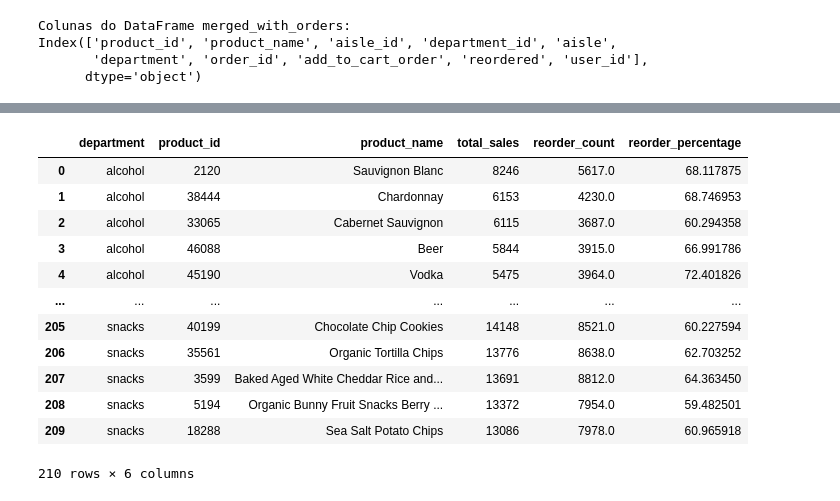
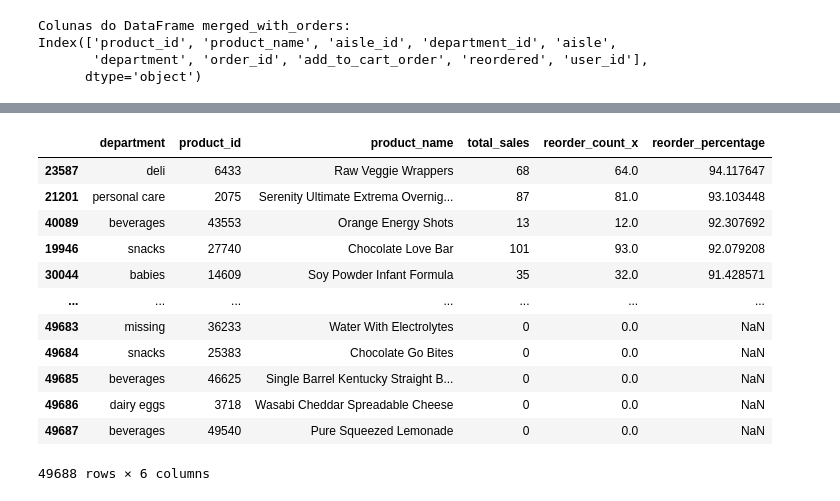
Before and after one commit to Gabrieldiasdeoliveira/cross_up_selling, a Jupyter notebook: cross_up_selling.ipynb, the cells around one changed output, grey strips where cells are left out. Saved outputs shown, nothing was run; the diff lists cells and outputs as text; code cells hidden in the pictures.

```diff
--- a/cross_up_selling.ipynb
+++ b/cross_up_selling.ipynb
@@ -330,0 +376,16 @@ top_products_by_department = top_products_by_department.merge(reorder_count, on=
+# %%
+product_sales
+# %% [output]
+|  | department | product_id | product_name | total_sales | reorder_count_x | reorder_percentage |
+| 23587 | deli | 6433 | Raw Veggie Wrappers | 68 | 64.0 | 94.117647 |
+| 21201 | personal care | 2075 | Serenity Ultimate Extrema Overnig... | 87 | 81.0 | 93.103448 |
+| 40089 | beverages | 43553 | Orange Energy Shots | 13 | 12.0 | 92.307692 |
+| 19946 | snacks | 27740 | Chocolate Love Bar | 101 | 93.0 | 92.079208 |
+| 30044 | babies | 14609 | Soy Powder Infant Formula | 35 | 32.0 | 91.428571 |
+| ... | ... | ... | ... | ... | ... | ... |
+| 49683 | missing | 36233 | Water With Electrolytes | 0 | 0.0 | NaN |
+| 49684 | snacks | 25383 | Chocolate Go Bites | 0 | 0.0 | NaN |
+| 49685 | beverages | 46625 | Single Barrel Kentucky Straight B... | 0 | 0.0 | NaN |
+| 49686 | dairy eggs | 3718 | Wasabi Cheddar Spreadable Cheese | 0 | 0.0 | NaN |
+| 49687 | beverages | 49540 | Pure Squeezed Lemonade | 0 | 0.0 | NaN |
+49688 rows × 6 columns
@@ -338,16 +404,0 @@ top_products_by_department = top_products_by_department[selected_columns]
-# %%
-top_products_by_department
-# %% [output]
-|  | department | product_id | product_name | total_sales | reorder_count | reorder_percentage |
-| 0 | alcohol | 2120 | Sauvignon Blanc | 8246 | 5617.0 | 68.117875 |
-| 1 | alcohol | 38444 | Chardonnay | 6153 | 4230.0 | 68.746953 |
-| 2 | alcohol | 33065 | Cabernet Sauvignon | 6115 | 3687.0 | 60.294358 |
-| 3 | alcohol | 46088 | Beer | 5844 | 3915.0 | 66.991786 |
-| 4 | alcohol | 45190 | Vodka | 5475 | 3964.0 | 72.401826 |
-| ... | ... | ... | ... | ... | ... | ... |
-| 205 | snacks | 40199 | Chocolate Chip Cookies | 14148 | 8521.0 | 60.227594 |
-| 206 | snacks | 35561 | Organic Tortilla Chips | 13776 | 8638.0 | 62.703252 |
-| 207 | snacks | 3599 | Baked Aged White Cheddar Rice and... | 13691 | 8812.0 | 64.363450 |
-| 208 | snacks | 5194 | Organic Bunny Fruit Snacks Berry ... | 13372 | 7954.0 | 59.482501 |
-| 209 | snacks | 18288 | Sea Salt Potato Chips | 13086 | 7978.0 | 60.965918 |
-210 rows × 6 columns
```
Also changed, not shown: parts of 28 cells of this notebook.
